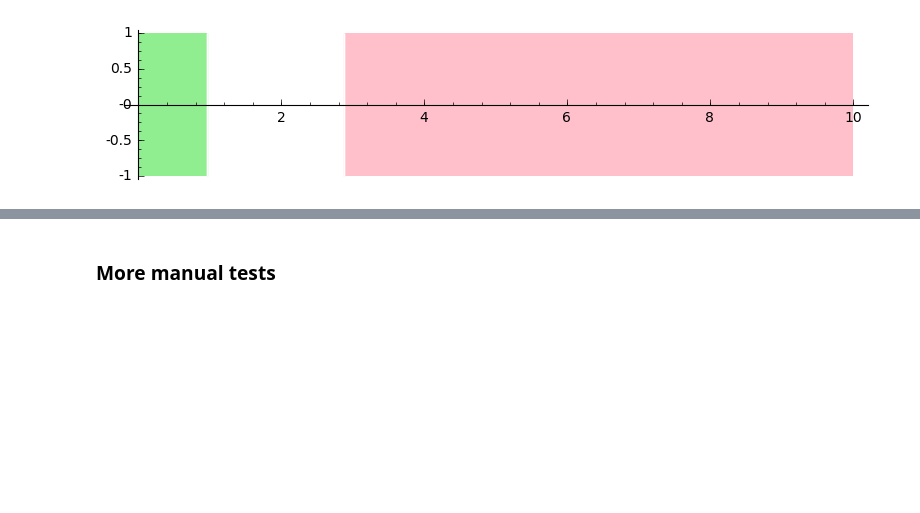
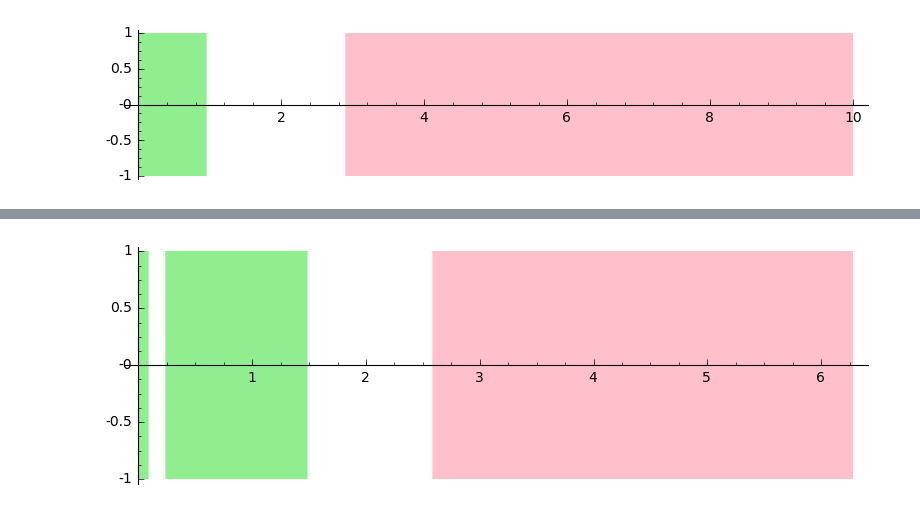
Before and after one commit to twright/Logic-of-Behaviour-in-Uncertain-Contexts, a Jupyter notebook: Whelks and lobsters context 2.ipynb, the cells around one changed output, grey strips where cells are left out. Cells and saved outputs as stored; diff of their text form; code cells hidden in the pictures; blank space fills up the shorter version.

Commit message:
Add support for differential contexts.

```diff
--- a/Whelks and lobsters context 2.ipynb
+++ b/Whelks and lobsters context 2.ipynb
@@ -345,4 +321,8 @@ Poly((x - 1)^2 + y^2 - 0.2)(Q.context_jump(m)).str(style='brackets')
+# %%
+kwargs['verbosity'] = 10
+# %%
+kwargs['symbolic_composition'] = True
 # %%
-sig = G(RIF(0,0.2), P).signal_for_system(vf, Q.context_jump(m), 0, **kwargs)
-sig
+sig = ({x: RIF(6)} % G(RIF(0,0.2), P)
+       ).signal_for_system(vf, v3, 2*pi, **kwargs)
 # %% [output]
@@ -352,3 +346,0 @@ num_flowpipes
-# %%
-sig = P.signal_for_system(vf, Q.context_jump(m), 0.2, **kwargs)
-sigd
@@ -390,2 +346,0 @@ opti.minimize_scalar((lambda t: abs(index_fn(P.p)(reach2(t)).lower())), (0, floa
-# %% [markdown]
-### More manual tests
@@ -398,3 +347,5 @@ p + polygon([(m[0].lower(), m[1].lower()), (m[0].upper(), m[1].lower()), (m[0].u
 # %%
-sig(0)
+sig.plot()
+# %% [output]
+[figure, added]
 # %%
```
Also changed, not shown: parts of 39 cells of this notebook, 6 other files.
